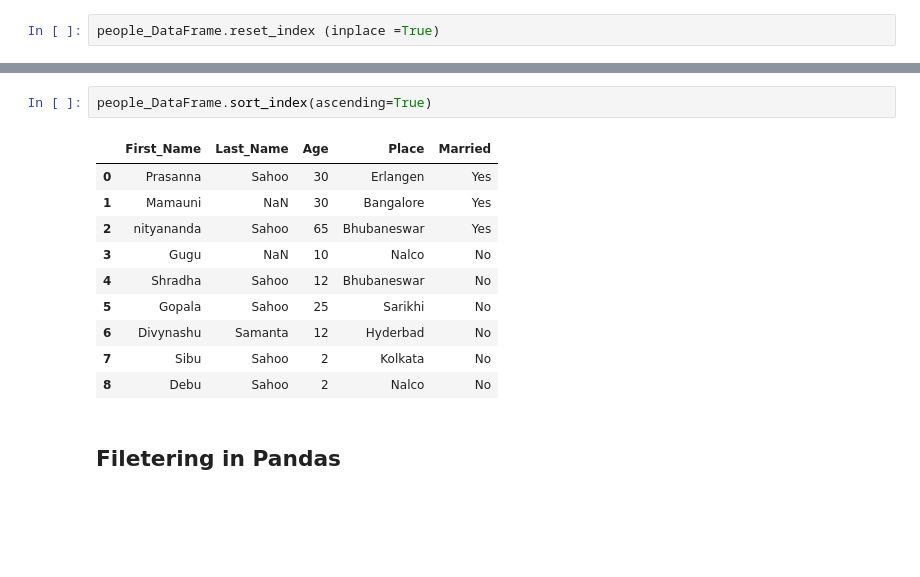
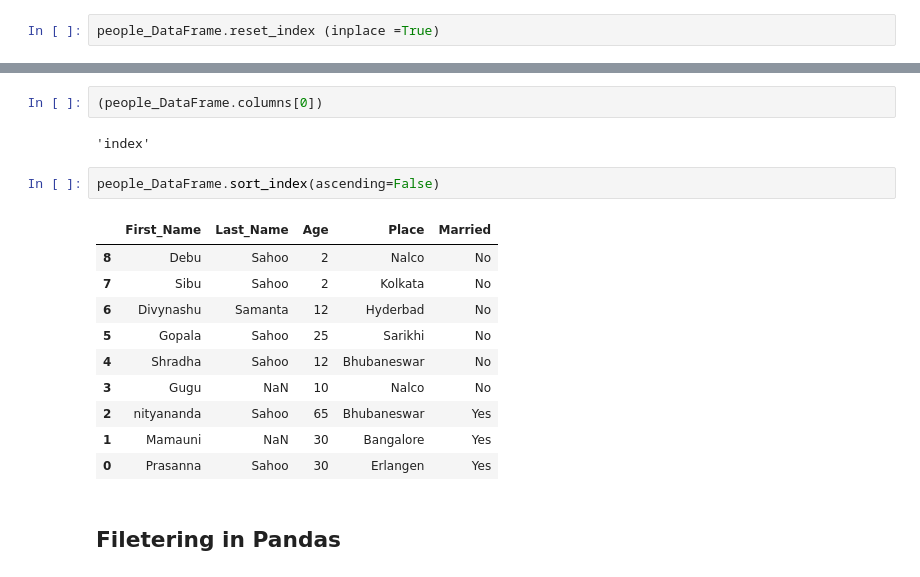
Before and after one commit to Saho12/Python_Ref_Document, a Jupyter notebook: Pandas/Pandas.ipynb, the cells around one changed output, grey strips where cells are left out. Saved outputs shown, nothing was run; the diff lists cells and outputs as text; blank space fills up the shorter version.

```diff
--- a/Pandas/Pandas.ipynb
+++ b/Pandas/Pandas.ipynb
@@ -183,16 +244,20 @@ people_DataFrame.rename()
+# %%
+(people_DataFrame.columns[0])
+# %% [output]
+'index'
 # %%
-people_DataFrame.sort_index(ascending=True)
+people_DataFrame.sort_index(ascending=False)
 # %% [output]
 |  | First_Name | Last_Name | Age | Place | Married |
+| 8 | Debu | Sahoo | 2 | Nalco | No |
+| 7 | Sibu | Sahoo | 2 | Kolkata | No |
+| 6 | Divynashu | Samanta | 12 | Hyderbad | No |
+| 5 | Gopala | Sahoo | 25 | Sarikhi | No |
+| 4 | Shradha | Sahoo | 12 | Bhubaneswar | No |
+| 3 | Gugu | NaN | 10 | Nalco | No |
+| 2 | nityananda | Sahoo | 65 | Bhubaneswar | Yes |
+| 1 | Mamauni | NaN | 30 | Bangalore | Yes |
 | 0 | Prasanna | Sahoo | 30 | Erlangen | Yes |
-| 1 | Mamauni | NaN | 30 | Bangalore | Yes |
-| 2 | nityananda | Sahoo | 65 | Bhubaneswar | Yes |
-| 3 | Gugu | NaN | 10 | Nalco | No |
-| 4 | Shradha | Sahoo | 12 | Bhubaneswar | No |
-| 5 | Gopala | Sahoo | 25 | Sarikhi | No |
-| 6 | Divynashu | Samanta | 12 | Hyderbad | No |
-| 7 | Sibu | Sahoo | 2 | Kolkata | No |
-| 8 | Debu | Sahoo | 2 | Nalco | No |
 # %% [markdown]
 ##  Filetering in Pandas
 # %%
```
Also changed, not shown: parts of 48 cells of this notebook, 3 other files.
